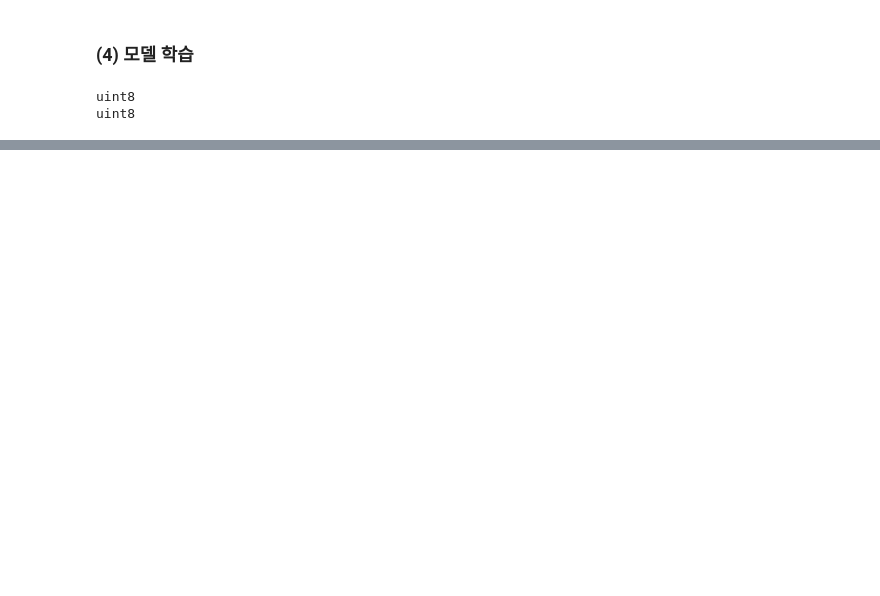
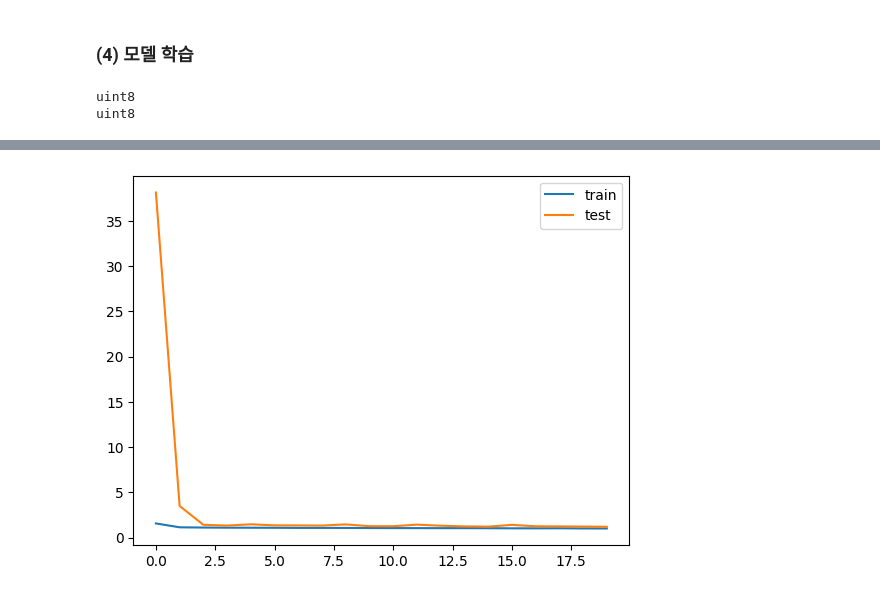
Before and after one commit to yeonseokChoe/2023-AIFFEL-QUEST, a Jupyter notebook: MainQUEST02/JunkyuCho_Pascal_VOC_image_segmentation.ipynb, the cells around one changed output, grey strips where cells are left out. Drawn from its saved outputs; the diff is of its cells as text; code cells hidden in the pictures; blank space fills up the shorter version.

```diff
--- a/MainQUEST02/JunkyuCho_Pascal_VOC_image_segmentation.ipynb
+++ b/MainQUEST02/JunkyuCho_Pascal_VOC_image_segmentation.ipynb
@@ -112,7 +130,7 @@ with tf.device('/GPU:0'):
 
         dataset['label'][i] = label
 
-        if i % 10 == 0:
+        if i % 100 == 0:
             print(f"mask {i} done!")
 # %% [output]
 mask 0 done!
@@ -267,3 +292,8 @@ uint8
+# %%
+callbacks_list = [
+    keras.callbacks.EarlyStopping(monitor='val_accuracy', patience=2, verbose=1),
+    keras.callbacks.ModelCheckpoint(filepath="./checkpoint.keras", monitor="val_loss", save_best_only=True)
+]
 # %%
 with tf.device('/GPU:0'):
     history = model.fit(
@@ -271,6 +301,7 @@ with tf.device('/GPU:0'):
         train_label,
         epochs=EPOCHS,
         batch_size=BATCH_SIZE,
+        callbacks=callbacks_list,
         validation_data=(val_image, val_label)
     )
 # %% [output]
@@ -278,0 +326,8 @@ KeyboardInterrupt:
+# %%
+# 데이터 시각화
+plt.plot(history.history['loss'], label='train')
+plt.plot(history.history['val_loss'], label='test')
+plt.legend()
+plt.show()
+# %% [output]
+[figure, added]
```
Also changed, not shown: parts of 11 cells of this notebook.
